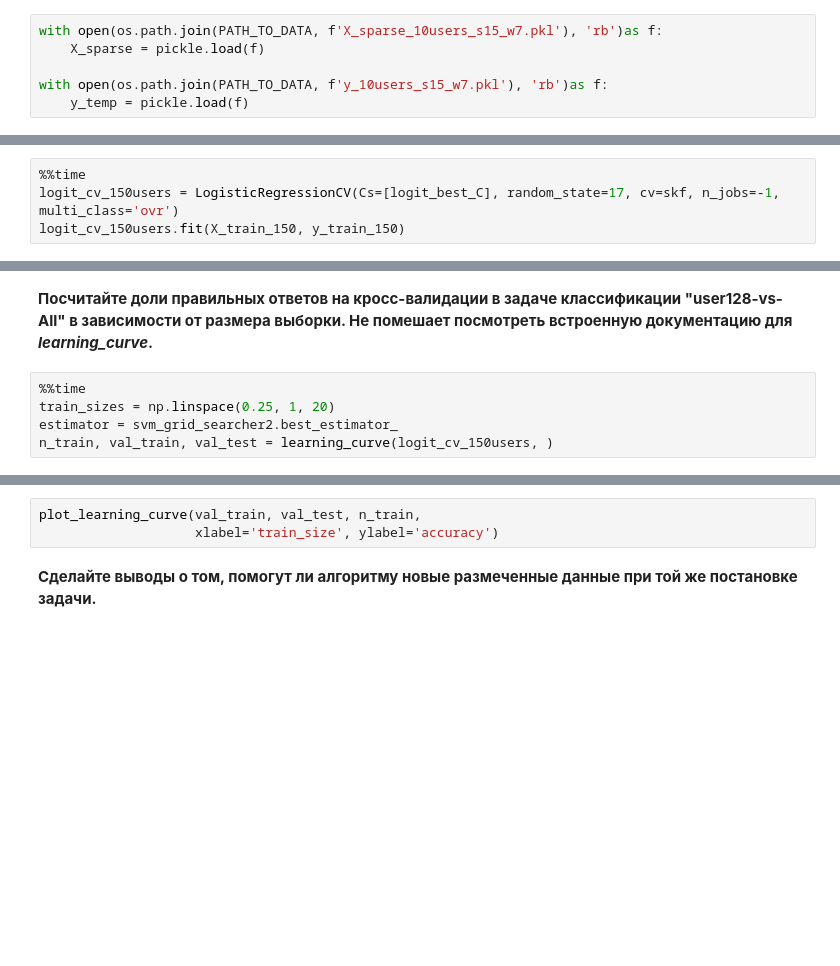
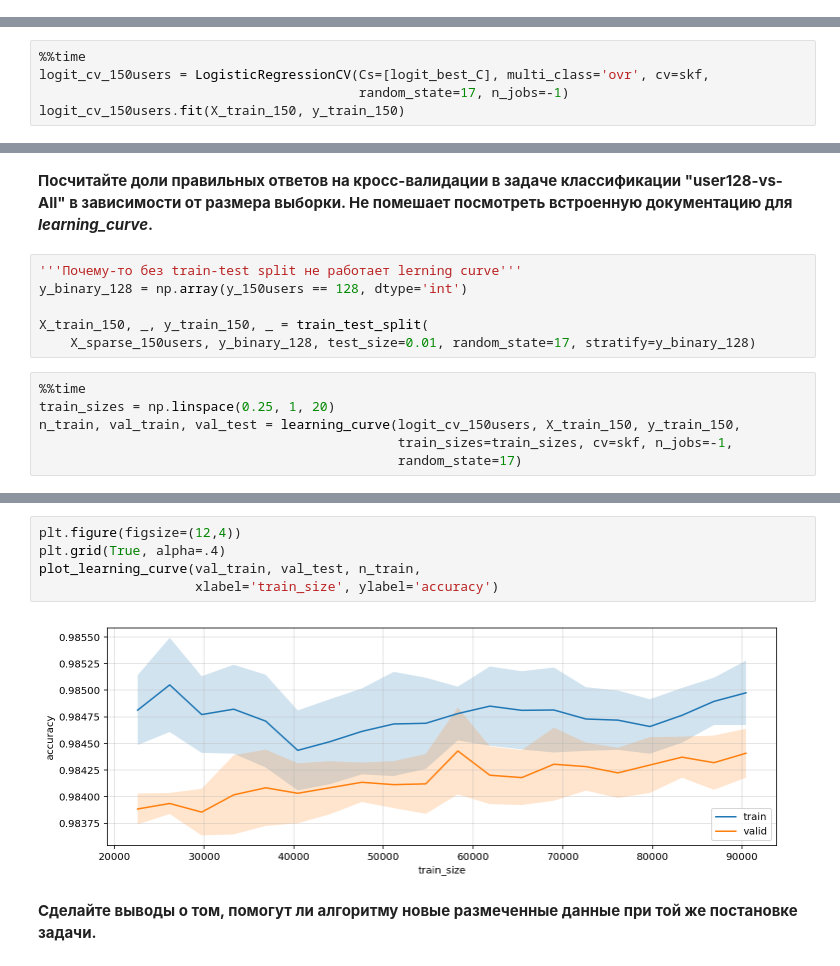
Before and after one commit to armavox/mldaspec, a Jupyter notebook: capstone/project_alice/week4_training.ipynb, the cells around one changed output, grey strips where cells are left out. Cells and saved outputs as stored; diff of their text form; blank space fills up the shorter version.

```diff
--- a/capstone/project_alice/week4_training.ipynb
+++ b/capstone/project_alice/week4_training.ipynb
@@ -542,6 +511,0 @@ Wall time: 14.2 s
-# %%
-with open(os.path.join(PATH_TO_DATA, f'X_sparse_10users_s15_w7.pkl'), 'rb')as f:
-    X_sparse = pickle.load(f)
-
-with open(os.path.join(PATH_TO_DATA, f'y_10users_s15_w7.pkl'), 'rb')as f:
-    y_temp = pickle.load(f)
@@ -630,6 +595,7 @@ X_train_150, X_valid_150, y_train_150, y_valid_150 = train_test_split(
 **Обучите `LogisticRegressionCV` для одного значения параметра `C` (лучшего на кросс-валидации в 1 части, используйте точное значение, не на глаз). Теперь будем решать 150 задач "Один-против-Всех", поэтому укажите аргумент `multi_class`='ovr'. Как всегда, где возможно, указывайте `n_jobs=-1` и `random_state`=17.**
 # %%
 %%time
-logit_cv_150users = LogisticRegressionCV(Cs=[logit_best_C], random_state=17, cv=skf, n_jobs=-1, multi_class='ovr')
+logit_cv_150users = LogisticRegressionCV(Cs=[logit_best_C], multi_class='ovr', cv=skf,
+                                         random_state=17, n_jobs=-1)
 logit_cv_150users.fit(X_train_150, y_train_150)
 # %% [output]
@@ -718,8 +674,15 @@ def plot_learning_curve(val_train, val_test, train_sizes,
     plt.legend(loc='lower right');
 # %% [markdown]
 **Посчитайте доли правильных ответов на кросс-валидации в задаче классификации "user128-vs-All" в зависимости от размера выборки. Не помешает посмотреть встроенную документацию для *learning_curve*.**
+# %%
+'''Почему-то без train-test split не работает lerning curve'''
+y_binary_128 = np.array(y_150users == 128, dtype='int')
+
+X_train_150, _, y_train_150, _ = train_test_split(
+    X_sparse_150users, y_binary_128, test_size=0.01, random_state=17, stratify=y_binary_128)
 # %%
 %%time
 train_sizes = np.linspace(0.25, 1, 20)
-estimator = svm_grid_searcher2.best_estimator_
-n_train, val_train, val_test = learning_curve(logit_cv_150users, )
+n_train, val_train, val_test = learning_curve(logit_cv_150users, X_train_150, y_train_150,
+                                              train_sizes=train_sizes, cv=skf, n_jobs=-1,
+                                              random_state=17)
@@ -726,6 +692,10 @@ n_train, val_train, val_test = learning_curve(logit_cv_150users, )
 # %%
+plt.figure(figsize=(12,4))
+plt.grid(True, alpha=.4)
 plot_learning_curve(val_train, val_test, n_train,
                     xlabel='train_size', ylabel='accuracy')
+# %% [output]
+[figure, added]
 # %% [markdown]
 **Сделайте выводы о том, помогут ли алгоритму новые размеченные данные при той же постановке задачи.**
 # %% [markdown]
```
Also changed, not shown: parts of 47 cells of this notebook, 7 other files.
